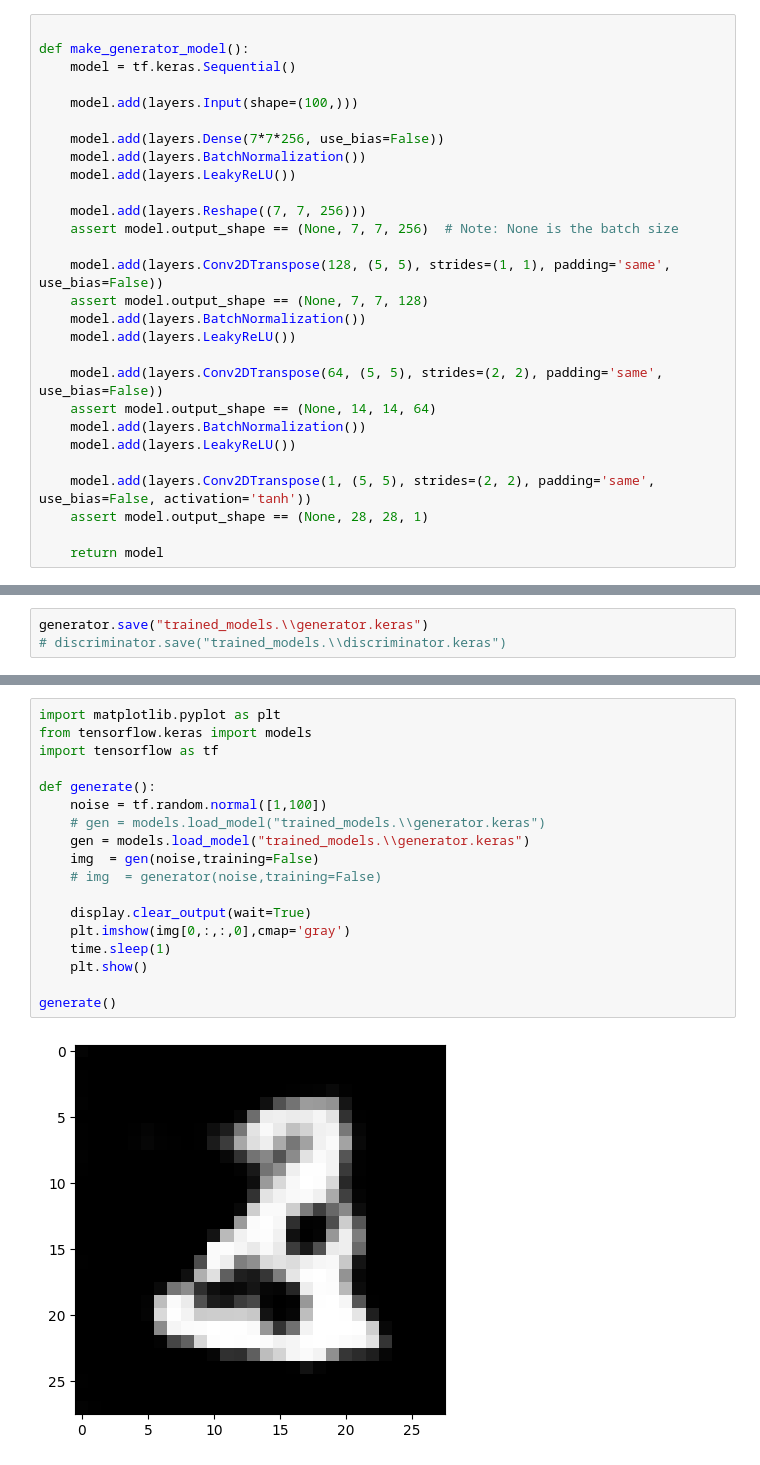
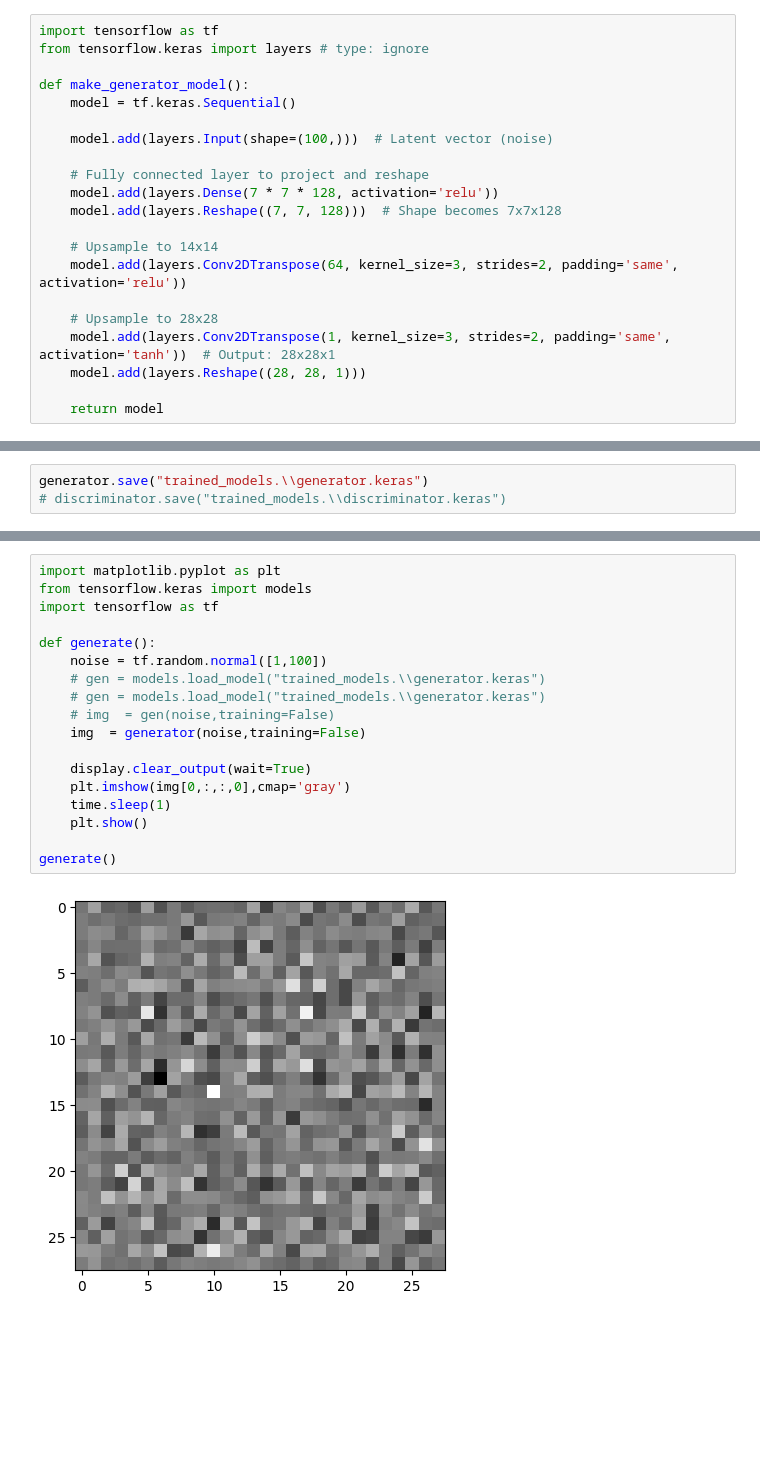
Before and after one commit to bharathS-web/DL, a Jupyter notebook: GAN.ipynb, the cells around one changed output, grey strips where cells are left out. Saved outputs shown, nothing was run; the diff lists cells and outputs as text; blank space fills up the shorter version.

```diff
--- a/GAN.ipynb
+++ b/GAN.ipynb
@@ -29,31 +31,24 @@ BATCH_SIZE = 256
 # %%
 train_dataset = tf.data.Dataset.from_tensor_slices(train_images).shuffle(BUFFER_SIZE).batch(BATCH_SIZE)
 # %%
+import tensorflow as tf
+from tensorflow.keras import layers # type: ignore
 
 def make_generator_model():
     model = tf.keras.Sequential()
 
-    model.add(layers.Input(shape=(100,)))
+    model.add(layers.Input(shape=(100,)))  # Latent vector (noise)
 
-    model.add(layers.Dense(7*7*256, use_bias=False))
-    model.add(layers.BatchNormalization())
-    model.add(layers.LeakyReLU())
+    # Fully connected layer to project and reshape
+    model.add(layers.Dense(7 * 7 * 128, activation='relu'))
+    model.add(layers.Reshape((7, 7, 128)))  # Shape becomes 7x7x128
 
-    model.add(layers.Reshape((7, 7, 256)))
-    assert model.output_shape == (None, 7, 7, 256)  # Note: None is the batch size
+    # Upsample to 14x14
+    model.add(layers.Conv2DTranspose(64, kernel_size=3, strides=2, padding='same', activation='relu'))
 
-    model.add(layers.Conv2DTranspose(128, (5, 5), strides=(1, 1), padding='same', use_bias=False))
-    assert model.output_shape == (None, 7, 7, 128)
-    model.add(layers.BatchNormalization())
-    model.add(layers.LeakyReLU())
-
-    model.add(layers.Conv2DTranspose(64, (5, 5), strides=(2, 2), padding='same', use_bias=False))
-    assert model.output_shape == (None, 14, 14, 64)
-    model.add(layers.BatchNormalization())
-    model.add(layers.LeakyReLU())
-
-    model.add(layers.Conv2DTranspose(1, (5, 5), strides=(2, 2), padding='same', use_bias=False, activation='tanh'))
-    assert model.output_shape == (None, 28, 28, 1)
+    # Upsample to 28x28
+    model.add(layers.Conv2DTranspose(1, kernel_size=3, strides=2, padding='same', activation='tanh'))  # Output: 28x28x1
+    model.add(layers.Reshape((28, 28, 1)))
 
     return model
 # %%
@@ -202,23 +175,23 @@ generator.save("trained_models.\\generator.keras")
 # %%
 import matplotlib.pyplot as plt
 from tensorflow.keras import models
 import tensorflow as tf
 
 def generate():
     noise = tf.random.normal([1,100])
     # gen = models.load_model("trained_models.\\generator.keras")
-    gen = models.load_model("trained_models.\\generator.keras")
-    img  = gen(noise,training=False)
-    # img  = generator(noise,training=False)
+    # gen = models.load_model("trained_models.\\generator.keras")
+    # img  = gen(noise,training=False)
+    img  = generator(noise,training=False)
 
     display.clear_output(wait=True)
     plt.imshow(img[0,:,:,0],cmap='gray')
     time.sleep(1)
     plt.show()
 
 generate()
 # %% [output]
-[figure, old version]
+[figure, new version]
 # %%
 for i in range(10):
     generate()
```
Also changed, not shown: parts of 11 cells of this notebook, 8 other files.
